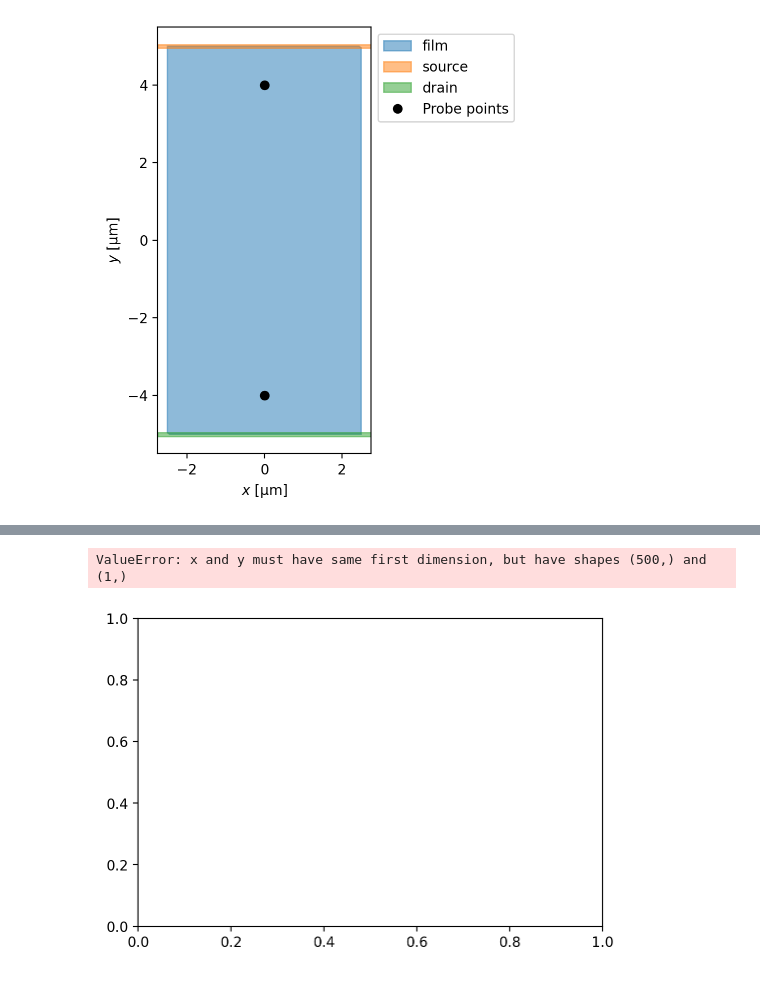
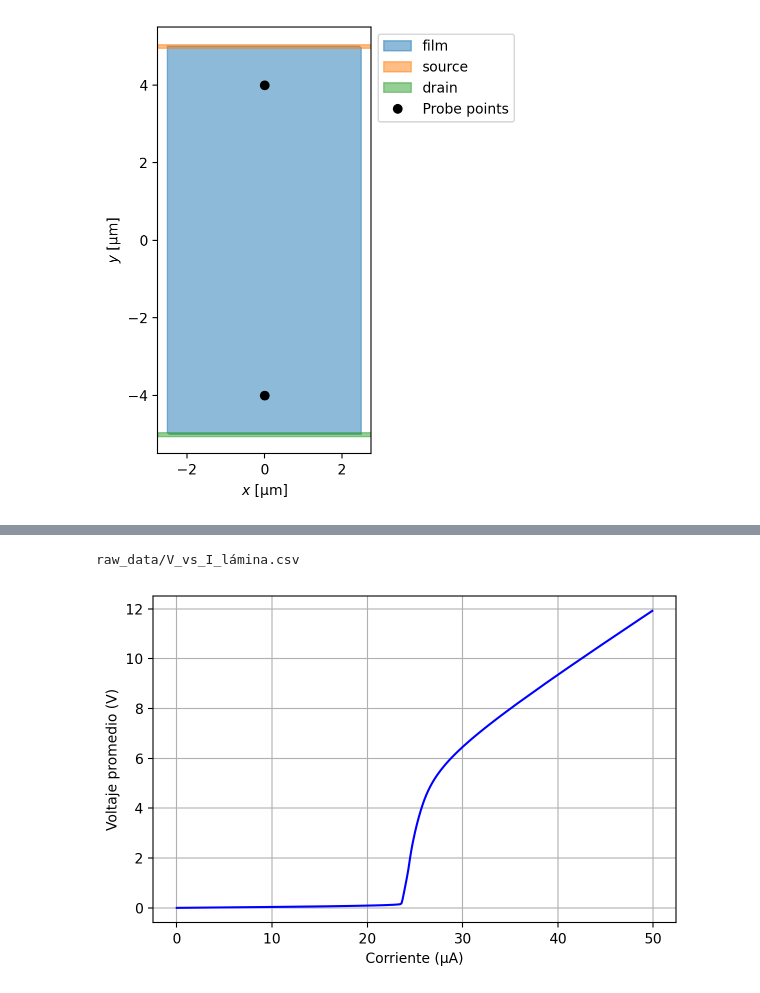
Before and after one commit to kyziak-old/electrodinamica2-proyecto, a Jupyter notebook: proyecto-electrodinamica.ipynb, the cells around one changed output, grey strips where cells are left out. Saved outputs shown, nothing was run; the diff lists cells and outputs as text; code cells hidden in the pictures.

Commit message:
(feat): add average voltage vs current graph

```diff
--- a/proyecto-electrodinamica.ipynb
+++ b/proyecto-electrodinamica.ipynb
@@ -10,10 +15,7 @@ import h5py
 import tdgl
 from tdgl.geometry import box, circle
 # %%
-%config InlineBackend.figure_formats = {"retina", "png"}
-%matplotlib inline
-os.environ["OPENBLAS_NUM_THREADS"] = "2"
-tempdir = tempfile.TemporaryDirectory()
+tempdir = tempfile.TemporaryDirectory(dir=os.getcwd())
 # %%
 length_units = "um"
 
@@ -112,12 +96,20 @@ Output file already exists. Renaming to /var/folders/wj/6c0c3ct90nx1b15wlmd9y0xr
+# %%
+voltage_current_csv_filename = "V_vs_I_lámina.csv"
+csv_path = os.path.join("raw_data", voltage_current_csv_filename)
+print(csv_path)
+
+for i in range(0, len(voltages)):
+    csv_df = pd.DataFrame({'current_µA': [intensities[i]], 'voltage_V': [voltages[i]]})
+    csv_df.to_csv(csv_path, mode='a', header=not os.path.exists(csv_path), index=False)
+# %% [output]
+raw_data/V_vs_I_lámina.csv
 # %%
-
 plt.figure(figsize=(6, 4))
-plt.plot(intensities, voltage, marker='o', linestyle='-', color='blue')
+plt.plot(intensities, voltages, linestyle='-', color='blue')
 plt.xlabel('Corriente (µA)')
 plt.ylabel('Voltaje promedio (V)')
 plt.grid(True)
 plt.tight_layout()
 plt.show()
 # %% [output]
-ValueError: x and y must have same first dimension, but have shapes (500,) and (1,)
-[figure, old version]
+[figure, new version]
```
Also changed, not shown: parts of 3 cells of this notebook, 3 other files.
